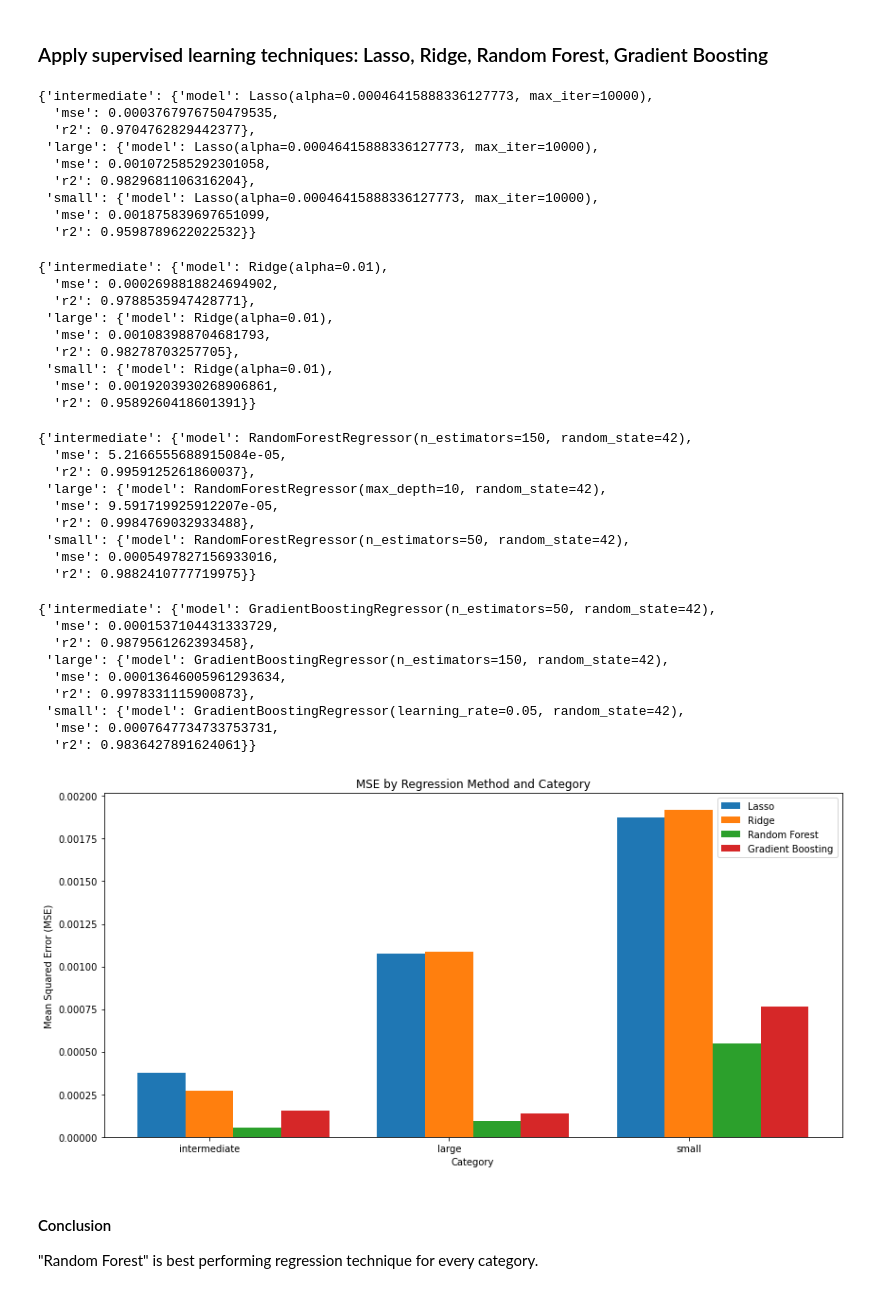
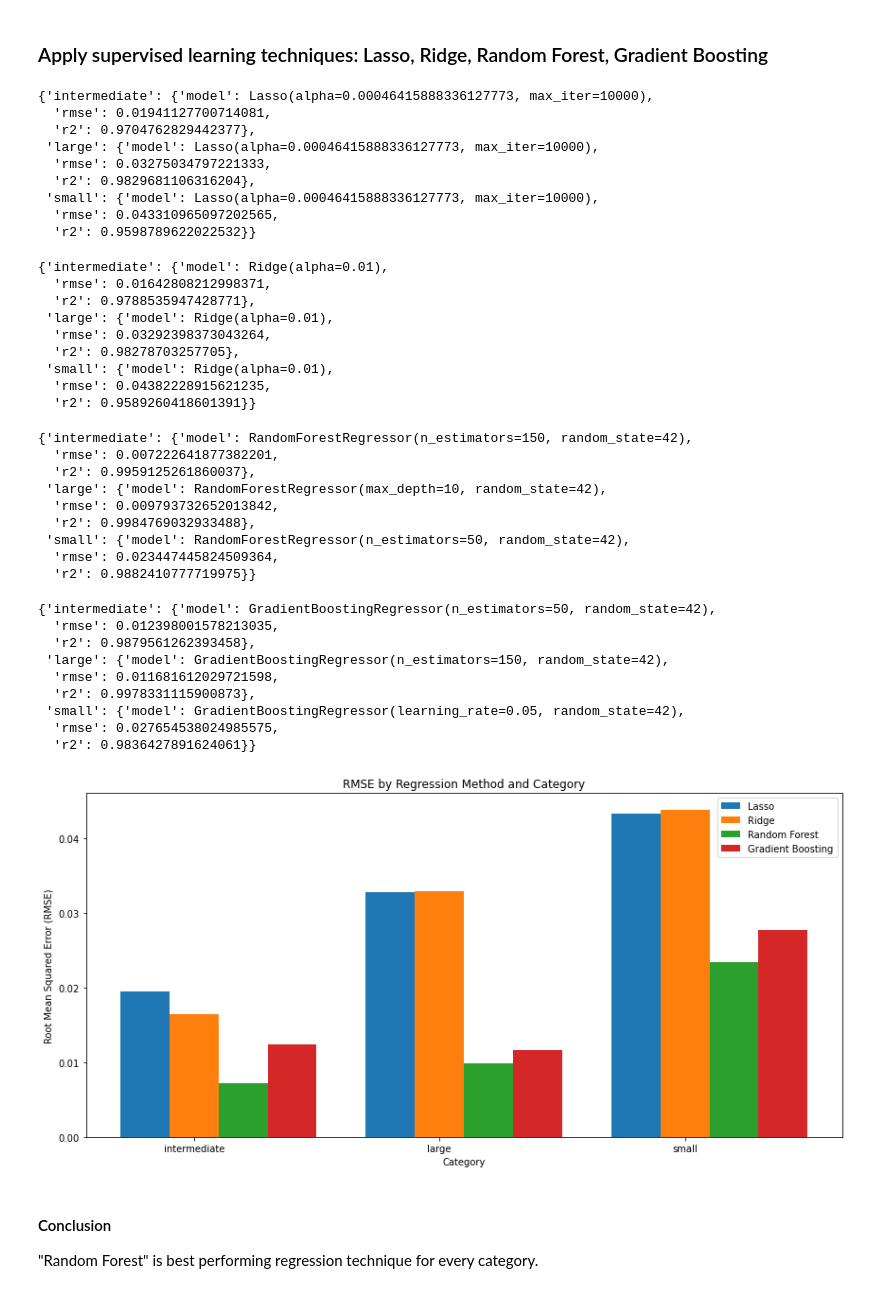
Before and after one commit to hughdingb58/deposit_size_prediction, a Jupyter notebook: Supervised_Learning.ipynb, the cells around one changed output. Cells and saved outputs as stored; diff of their text form; code cells hidden in the pictures.

Commit message:
Update Supervised_Learning.ipynb
Replaced MANOVA with pairwise ANOVA, and replaced mse metric with rmse

```diff
--- a/Supervised_Learning.ipynb
+++ b/Supervised_Learning.ipynb
@@ -134,10 +135,10 @@ def run_lasso_ols(lagged_df, selected_features):
         best_model = grid_search.best_estimator_
         y_pred = best_model.predict(X_test)
 
-        mse = mean_squared_error(y_test, y_pred)
+        rmse = mean_squared_error(y_test, y_pred, squared=False)
         r2 = r2_score(y_test, y_pred)
 
-        best_models[category] = {'model': best_model, 'mse': mse, 'r2': r2}
+        best_models[category] = {'model': best_model, 'rmse': rmse, 'r2': r2}
 
     return best_models
 
@@ -145,13 +146,13 @@ best_models_lasso = run_lasso_ols(lagged_df, selected_features)
 best_models_lasso
 # %% [output]
 {'intermediate': {'model': Lasso(alpha=0.00046415888336127773, max_iter=10000),
-  'mse': 0.0003767976750479535,
+  'rmse': 0.01941127700714081,
   'r2': 0.9704762829442377},
  'large': {'model': Lasso(alpha=0.00046415888336127773, max_iter=10000),
-  'mse': 0.001072585292301058,
+  'rmse': 0.03275034797221333,
   'r2': 0.9829681106316204},
  'small': {'model': Lasso(alpha=0.00046415888336127773, max_iter=10000),
-  'mse': 0.001875839697651099,
+  'rmse': 0.043310965097202565,
   'r2': 0.9598789622022532}}
 # %%
 def run_ridge_ols(lagged_df, selected_features):
@@ -178,10 +179,10 @@ def run_ridge_ols(lagged_df, selected_features):
         best_model = grid_search.best_estimator_
         y_pred = best_model.predict(X_test)
 
-        mse = mean_squared_error(y_test, y_pred)
+        rmse = mean_squared_error(y_test, y_pred, squared=False)
         r2 = r2_score(y_test, y_pred)
 
-        best_models[category] = {'model': best_model, 'mse': mse, 'r2': r2}
+        best_models[category] = {'model': best_model, 'rmse': rmse, 'r2': r2}
 
     return best_models
 
@@ -189,13 +190,13 @@ best_models_ridge = run_ridge_ols(lagged_df, selected_features)
 best_models_ridge
 # %% [output]
 {'intermediate': {'model': Ridge(alpha=0.01),
-  'mse': 0.0002698818824694902,
+  'rmse': 0.01642808212998371,
   'r2': 0.9788535947428771},
  'large': {'model': Ridge(alpha=0.01),
-  'mse': 0.001083988704681793,
+  'rmse': 0.03292398373043264,
   'r2': 0.98278703257705},
  'small': {'model': Ridge(alpha=0.01),
-  'mse': 0.0019203930268906861,
+  'rmse': 0.04382228915621235,
   'r2': 0.9589260418601391}}
 # %%
 def run_random_forest(lagged_df, selected_features):
@@ -225,10 +226,10 @@ def run_random_forest(lagged_df, selected_features):
         best_model = grid_search.best_estimator_
         y_pred = best_model.predict(X_test)
 
-        mse = mean_squared_error(y_test, y_pred)
+        rmse = mean_squared_error(y_test, y_pred, squared=False)
         r2 = r2_score(y_test, y_pred)
 
-        best_models[category] = {'model': best_model, 'mse': mse, 'r2': r2}
+        best_models[category] = {'model': best_model, 'rmse': rmse, 'r2': r2}
 
     return best_models
 
@@ -236,13 +237,13 @@ best_models_random_forest = run_random_forest(lagged_df, selected_features)
 best_models_random_forest
 # %% [output]
 {'intermediate': {'model': RandomForestRegressor(n_estimators=150, random_state=42),
-  'mse': 5.2166555688915084e-05,
+  'rmse': 0.007222641877382201,
   'r2': 0.9959125261860037},
  'large': {'model': RandomForestRegressor(max_depth=10, random_state=42),
-  'mse': 9.591719925912207e-05,
+  'rmse': 0.009793732652013842,
   'r2': 0.9984769032933488},
  'small': {'model': RandomForestRegressor(n_estimators=50, random_state=42),
-  'mse': 0.0005497827156933016,
+  'rmse': 0.023447445824509364,
   'r2': 0.9882410777719975}}
 # %%
 def run_gradient_boosting(lagged_df, selected_features):
@@ -273,10 +274,10 @@ def run_gradient_boosting(lagged_df, selected_features):
         best_model = grid_search.best_estimator_
         y_pred = best_model.predict(X_test)
 
-        mse = mean_squared_error(y_test, y_pred)
+        rmse = mean_squared_error(y_test, y_pred, squared=False)
         r2 = r2_score(y_test, y_pred)
 
-        best_models[category] = {'model': best_model, 'mse': mse, 'r2': r2}
+        best_models[category] = {'model': best_model, 'rmse': rmse, 'r2': r2}
 
     return best_models
 
@@ -284,43 +285,43 @@ best_models_gradient_boosting = run_gradient_boosting(lagged_df, selected_featur
 best_models_gradient_boosting
 # %% [output]
 {'intermediate': {'model': GradientBoostingRegressor(n_estimators=50, random_state=42),
-  'mse': 0.0001537104431333729,
+  'rmse': 0.012398001578213035,
   'r2': 0.9879561262393458},
  'large': {'model': GradientBoostingRegressor(n_estimators=150, random_state=42),
-  'mse': 0.00013646005961293634,
+  'rmse': 0.011681612029721598,
   'r2': 0.9978331115900873},
  'small': {'model': GradientBoostingRegressor(learning_rate=0.05, random_state=42),
-  'mse': 0.0007647734733753731,
+  'rmse': 0.027654538024985575,
   'r2': 0.9836427891624061}}
 # %%
 # Results from the four regression methods for "mse"
 categories = lagged_df['category'].unique()
-mse_values = {
-    'Lasso': [best_models_lasso[cat]['mse'] for cat in categories],
-    'Ridge': [best_models_ridge[cat]['mse'] for cat in categories],
-    'Random Forest': [best_models_random_forest[cat]['mse'] for cat in categories],
-    'Gradient Boosting': [best_models_gradient_boosting[cat]['mse'] for cat in categories]
+rmse_values = {
+    'Lasso': [best_models_lasso[cat]['rmse'] for cat in categories],
+    'Ridge': [best_models_ridge[cat]['rmse'] for cat in categories],
+    'Random Forest': [best_models_random_forest[cat]['rmse'] for cat in categories],
+    'Gradient Boosting': [best_models_gradient_boosting[cat]['rmse'] for cat in categories]
 }
 
 # Create bar chart
 fig, ax = plt.subplots(figsize=(12, 6))
 bar_width = 0.2
 index = range(len(categories))
 
-for i, (method, mse) in enumerate(mse_values.items()):
-    ax.bar([x + i * bar_width for x in index], mse, bar_width, label=method)
+for i, (method, rmse) in enumerate(rmse_values.items()):
+    ax.bar([x + i * bar_width for x in index], rmse, bar_width, label=method)
 
 ax.set_xlabel('Category')
-ax.set_ylabel('Mean Squared Error (MSE)')
-ax.set_title('MSE by Regression Method and Category')
+ax.set_ylabel('Root Mean Squared Error (RMSE)')
+ax.set_title('RMSE by Regression Method and Category')
 ax.set_xticks([x + bar_width for x in index])
 ax.set_xticklabels(categories)
 ax.legend()
 
 plt.tight_layout()
 plt.show()
 # %% [output]
-[figure, old version]
+[figure, new version]
 # %% [markdown]
 #### Conclusion
 "Random Forest" is best performing regression technique for every category.
```
Also changed, not shown: parts of 6 cells of this notebook.
